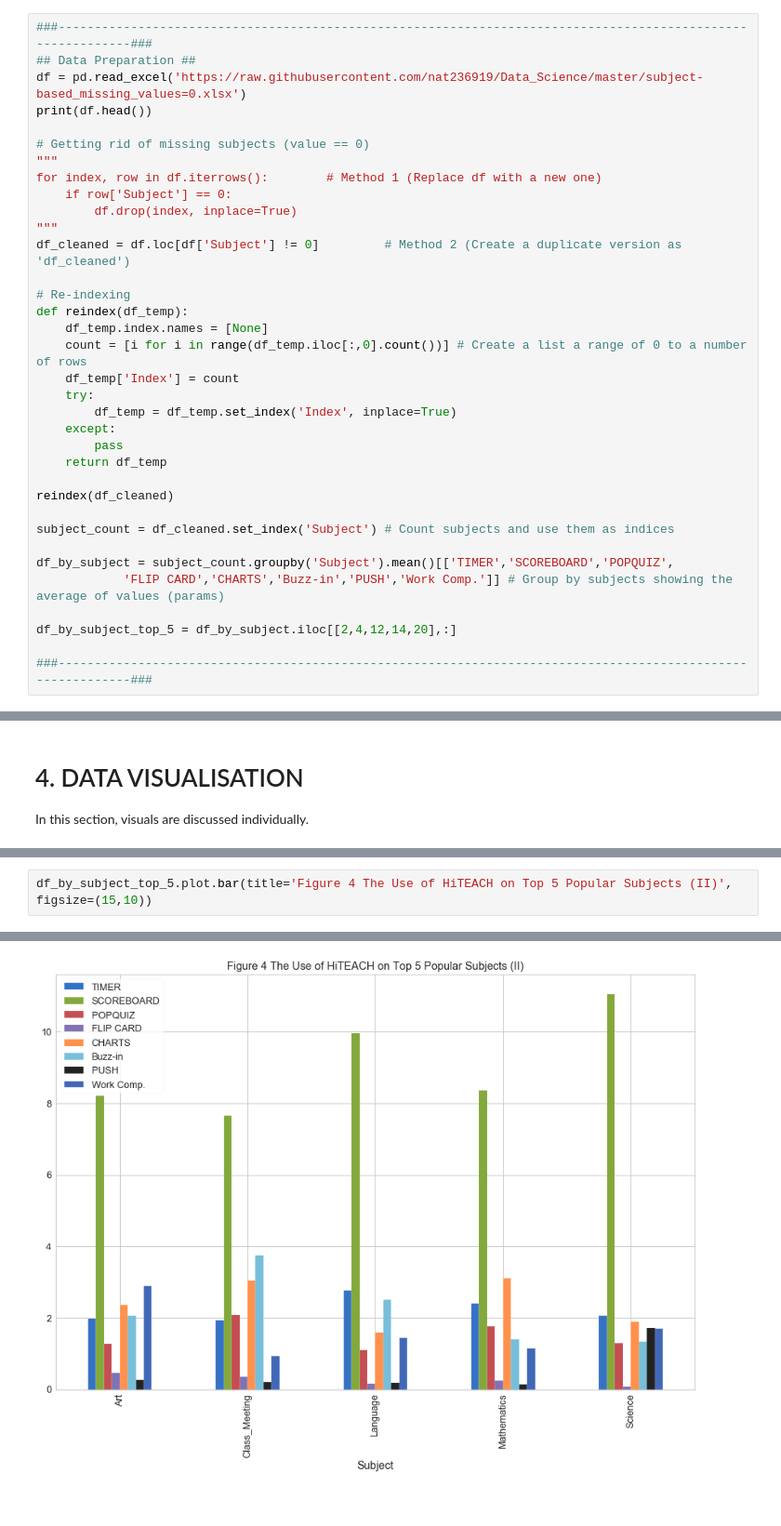
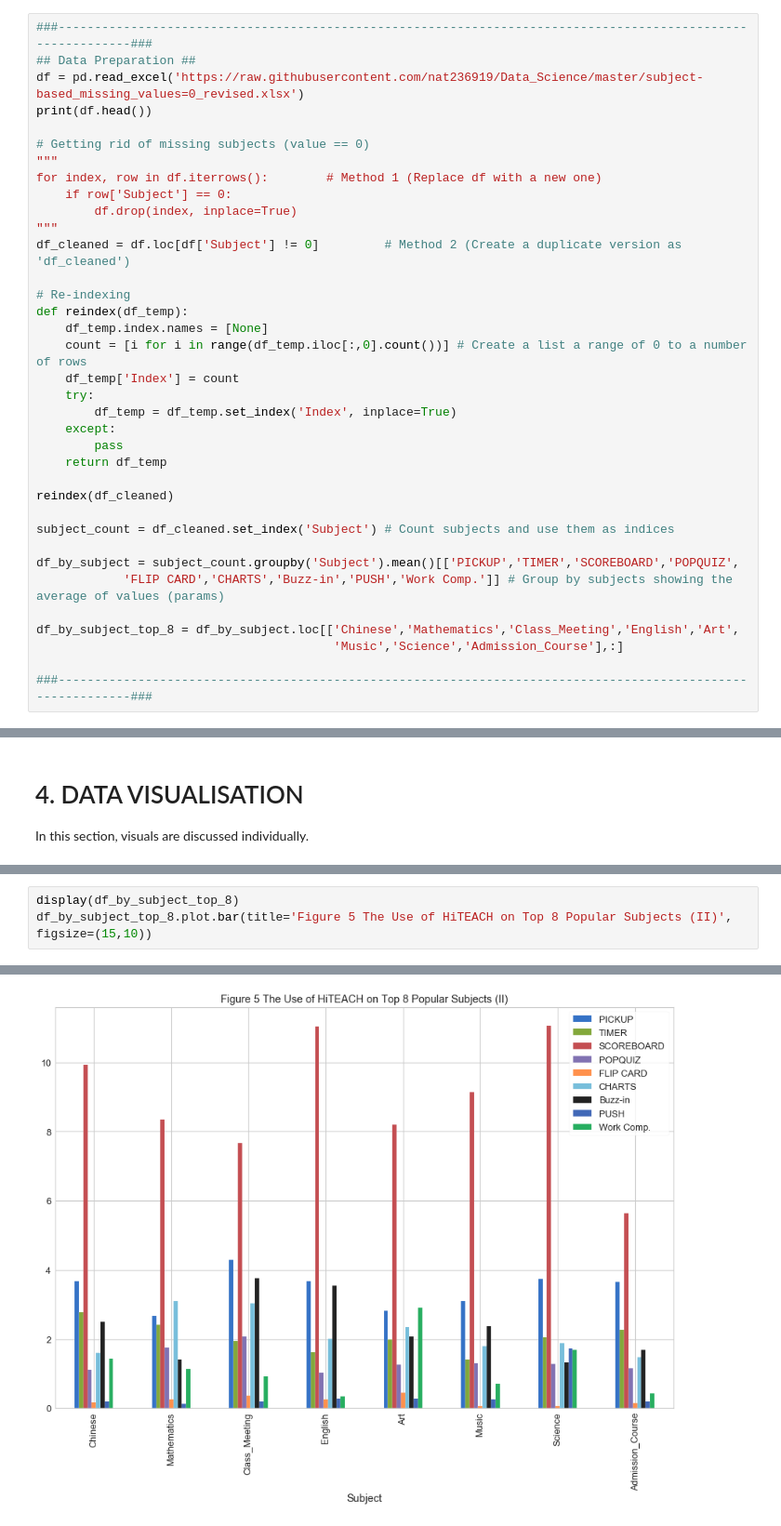
Before and after one commit to nat236919/Data_Science, a Jupyter notebook: HABOOK_HITEACH_subject-based.ipynb, the cells around one changed output, grey strips where cells are left out. Shown: that part at 93% size. Cells and saved outputs as stored; diff of their text form.

```diff
--- a/HABOOK_HITEACH_subject-based.ipynb
+++ b/HABOOK_HITEACH_subject-based.ipynb
@@ -58,7 +76,7 @@ Furthermore, factors, namely <b>'TIMER','SCOREBOARD','POPQUIZ','FLIP CARD','CHAR
 # %%
 ###------------------------------------------------------------------------------------------------------------###
 ## Data Preparation ##
-df = pd.read_excel('https://raw.githubusercontent.com/nat236919/Data_Science/master/subject-based_missing_values=0.xlsx')
+df = pd.read_excel('https://raw.githubusercontent.com/nat236919/Data_Science/master/subject-based_missing_values=0_revised.xlsx')
 print(df.head())
 
 # Getting rid of missing subjects (value == 0)
@@ -84,10 +102,11 @@ reindex(df_cleaned)
 
 subject_count = df_cleaned.set_index('Subject') # Count subjects and use them as indices
 
-df_by_subject = subject_count.groupby('Subject').mean()[['TIMER','SCOREBOARD','POPQUIZ',
+df_by_subject = subject_count.groupby('Subject').mean()[['PICKUP','TIMER','SCOREBOARD','POPQUIZ',
             'FLIP CARD','CHARTS','Buzz-in','PUSH','Work Comp.']] # Group by subjects showing the average of values (params)
 
-df_by_subject_top_5 = df_by_subject.iloc[[2,4,12,14,20],:]
+df_by_subject_top_8 = df_by_subject.loc[['Chinese','Mathematics','Class_Meeting','English','Art',
+                                         'Music','Science','Admission_Course'],:]
 
 ###------------------------------------------------------------------------------------------------------------###
 # %% [output]
@@ -160,3 +205,4 @@ df_by_subject_top_5.sort_index().plot.bar(stacked = True, title='Figure 3 The Us
 # %%
-df_by_subject_top_5.plot.bar(title='Figure 4 The Use of HiTEACH on Top 5 Popular Subjects (II)', figsize=(15,10))
+display(df_by_subject_top_8)
+df_by_subject_top_8.plot.bar(title='Figure 5 The Use of HiTEACH on Top 8 Popular Subjects (II)', figsize=(15,10))
 # %% [output]
@@ -163,2 +219,2 @@ df_by_subject_top_5.plot.bar(title='Figure 4 The Use of HiTEACH on Top 5 Popular
 <matplotlib.axes._subplots.AxesSubplot at 0x...>
-[figure, old version]
+[figure, new version]
```
Also changed, not shown: parts of 18 cells of this notebook.
